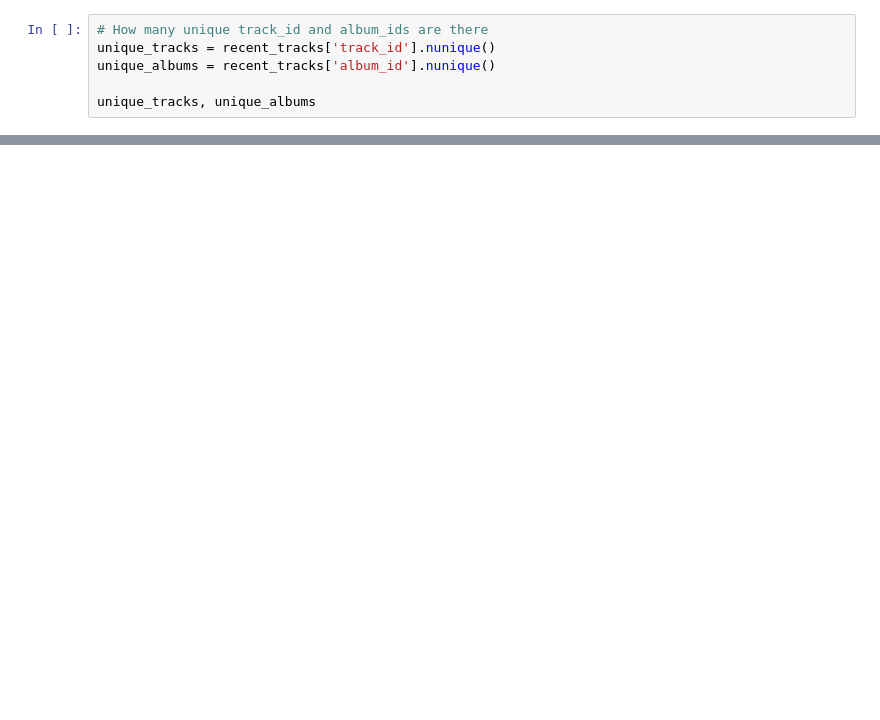
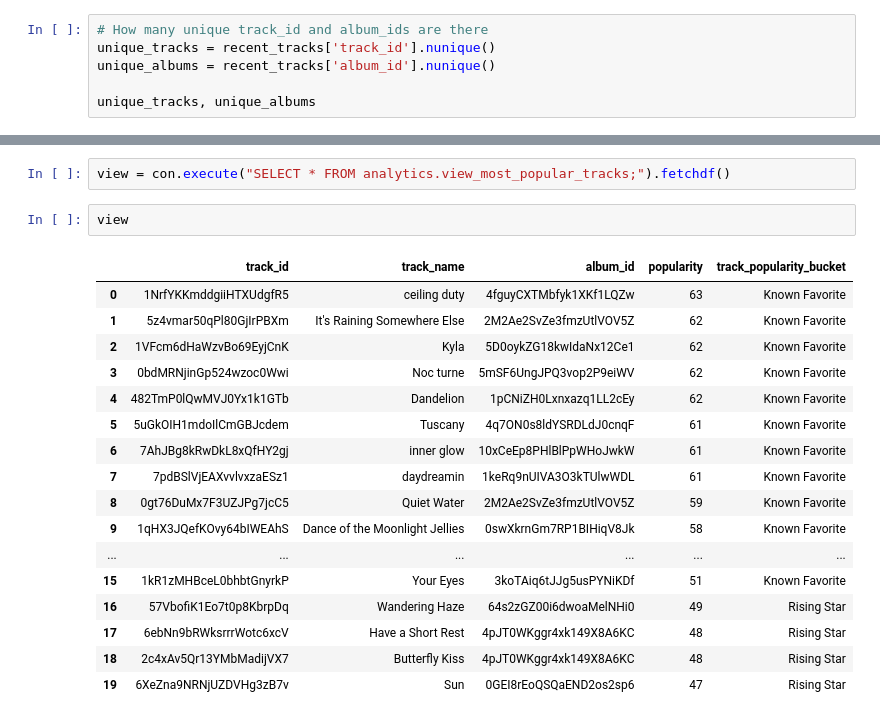
Before and after one commit to MaartenDurieu/spotify-dlt-dbt-pipeline, a Jupyter notebook: duckdb-analytics/explore.ipynb, the cells around one changed output, grey strips where cells are left out. Saved outputs shown, nothing was run; the diff lists cells and outputs as text; blank space fills up the shorter version.

```diff
--- a/duckdb-analytics/explore.ipynb
+++ b/duckdb-analytics/explore.ipynb
@@ -109,0 +95,22 @@ unique_tracks, unique_albums
+# %%
+view = con.execute("SELECT * FROM analytics.view_most_popular_tracks;").fetchdf()
+# %%
+view
+# %% [output]
+|  | track_id | track_name | album_id | popularity | track_popularity_bucket |
+| 0 | 1NrfYKKmddgiiHTXUdgfR5 | ceiling duty | 4fguyCXTMbfyk1XKf1LQZw | 63 | Known Favorite |
+| 1 | 5z4vmar50qPl80GjIrPBXm | It's Raining Somewhere Else | 2M2Ae2SvZe3fmzUtlVOV5Z | 62 | Known Favorite |
+| 2 | 1VFcm6dHaWzvBo69EyjCnK | Kyla | 5D0oykZG18kwIdaNx12Ce1 | 62 | Known Favorite |
+| 3 | 0bdMRNjinGp524wzoc0Wwi | Noc turne | 5mSF6UngJPQ3vop2P9eiWV | 62 | Known Favorite |
+| 4 | 482TmP0lQwMVJ0Yx1k1GTb | Dandelion | 1pCNiZH0Lxnxazq1LL2cEy | 62 | Known Favorite |
+| 5 | 5uGkOIH1mdoIlCmGBJcdem | Tuscany | 4q7ON0s8ldYSRDLdJ0cnqF | 61 | Known Favorite |
+| 6 | 7AhJBg8kRwDkL8xQfHY2gj | inner glow | 10xCeEp8PHlBlPpWHoJwkW | 61 | Known Favorite |
+| 7 | 7pdBSlVjEAXvvlvxzaESz1 | daydreamin | 1keRq9nUIVA3O3kTUlwWDL | 61 | Known Favorite |
+| 8 | 0gt76DuMx7F3UZJPg7jcC5 | Quiet Water | 2M2Ae2SvZe3fmzUtlVOV5Z | 59 | Known Favorite |
+| 9 | 1qHX3JQefKOvy64bIWEAhS | Dance of the Moonlight Jellies | 0swXkrnGm7RP1BIHiqV8Jk | 58 | Known Favorite |
+| ... | ... | ... | ... | ... | ... |
+| 15 | 1kR1zMHBceL0bhbtGnyrkP | Your Eyes | 3koTAiq6tJJg5usPYNiKDf | 51 | Known Favorite |
+| 16 | 57VbofiK1Eo7t0p8KbrpDq | Wandering Haze | 64s2zGZ00i6dwoaMelNHi0 | 49 | Rising Star |
+| 17 | 6ebNn9bRWksrrrWotc6xcV | Have a Short Rest | 4pJT0WKggr4xk149X8A6KC | 48 | Rising Star |
+| 18 | 2c4xAv5Qr13YMbMadijVX7 | Butterfly Kiss | 4pJT0WKggr4xk149X8A6KC | 48 | Rising Star |
+| 19 | 6XeZna9NRNjUZDVHg3zB7v | Sun | 0GEI8rEoQSQaEND2os2sp6 | 47 | Rising Star |
```
Also changed, not shown: parts of 10 cells of this notebook, 4 other files.
